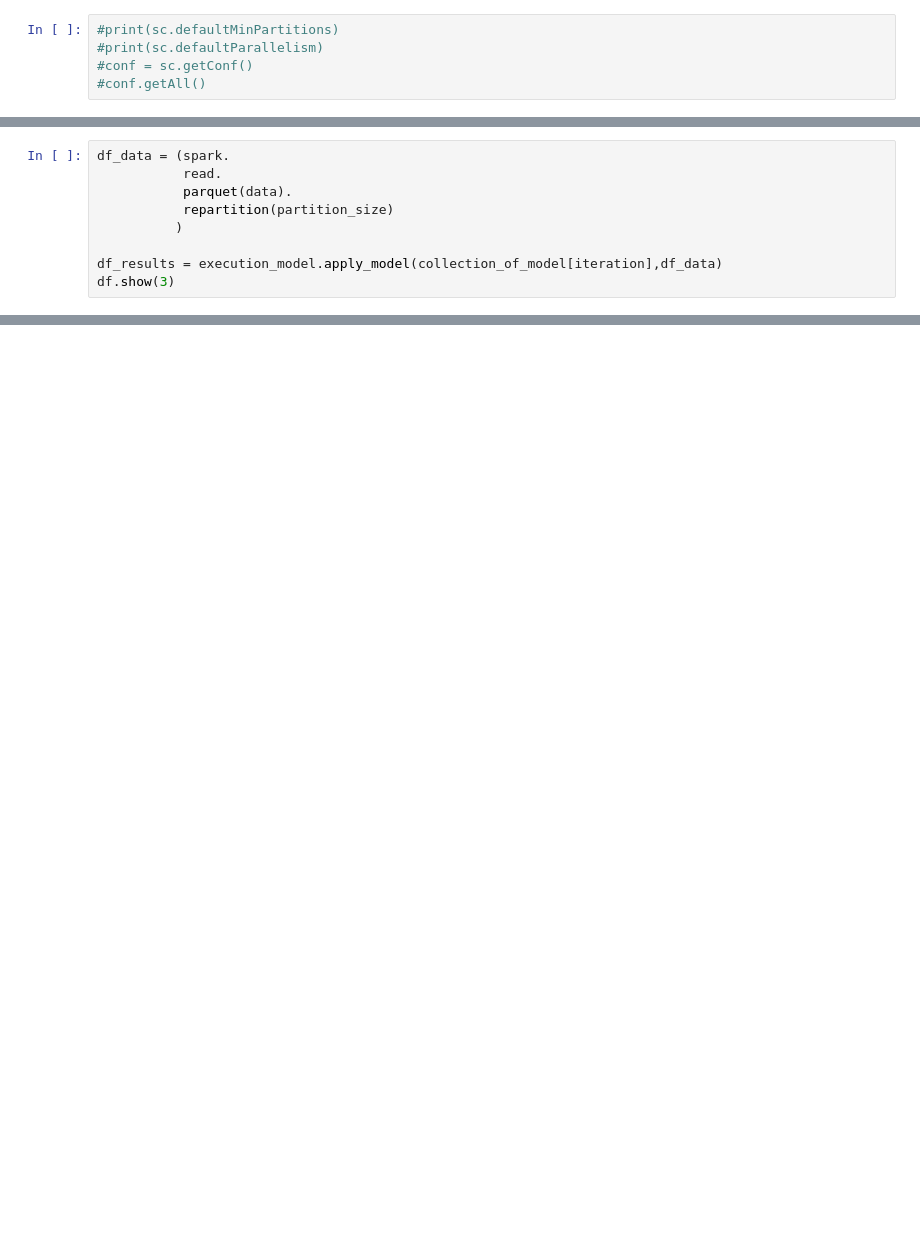
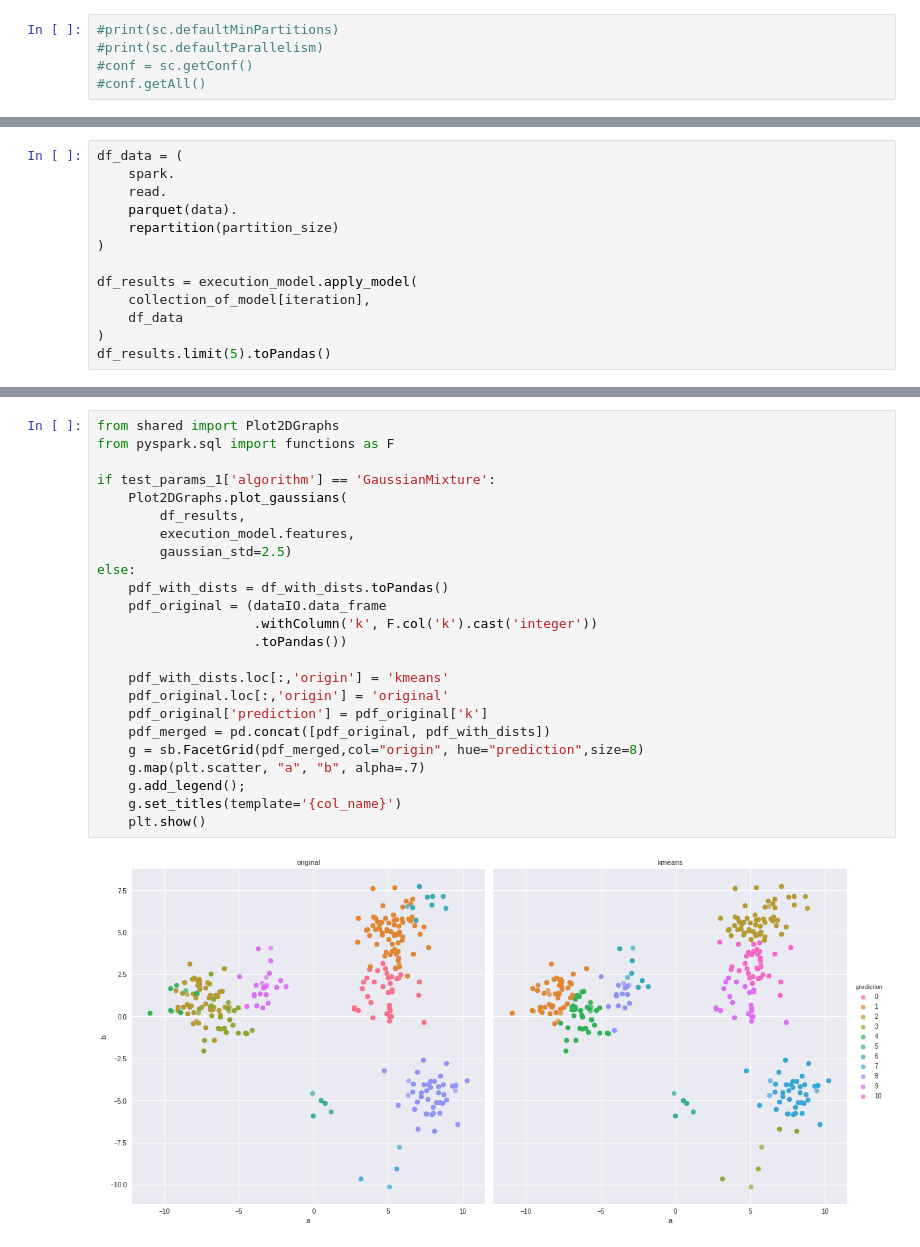
Before and after one commit to mssalvador/WorkflowCleaning, a Jupyter notebook: notebooks/Show_Cleaning.ipynb, the cells around one changed output, grey strips where cells are left out. Saved outputs shown, nothing was run; the diff lists cells and outputs as text; blank space fills up the shorter version.

```diff
--- a/notebooks/Show_Cleaning.ipynb
+++ b/notebooks/Show_Cleaning.ipynb
@@ -131,9 +211,13 @@ for jdx, partition_size in enumerate(partitions):
 # %%
-df_data = (spark.
-           read.
-           parquet(data).
-           repartition(partition_size)
-          )
+df_data = (
+    spark.
+    read.
+    parquet(data).
+    repartition(partition_size)
+)
 
-df_results = execution_model.apply_model(collection_of_model[iteration],df_data)
-df.show(3)
+df_results = execution_model.apply_model(
+    collection_of_model[iteration],
+    df_data
+)
+df_results.limit(5).toPandas()
@@ -163,0 +258,26 @@ plt.show()
+# %%
+from shared import Plot2DGraphs
+from pyspark.sql import functions as F
+
+if test_params_1['algorithm'] == 'GaussianMixture':
+    Plot2DGraphs.plot_gaussians(
+        df_results,
+        execution_model.features,
+        gaussian_std=2.5)
+else:
+    pdf_with_dists = df_with_dists.toPandas()
+    pdf_original = (dataIO.data_frame
+                    .withColumn('k', F.col('k').cast('integer'))
+                    .toPandas())
+
+    pdf_with_dists.loc[:,'origin'] = 'kmeans'
+    pdf_original.loc[:,'origin'] = 'original'
+    pdf_original['prediction'] = pdf_original['k']
+    pdf_merged = pd.concat([pdf_original, pdf_with_dists])
+    g = sb.FacetGrid(pdf_merged,col="origin", hue="prediction",size=8)
+    g.map(plt.scatter, "a", "b", alpha=.7)
+    g.add_legend();
+    g.set_titles(template='{col_name}')
+    plt.show()
+# %% [output]
+[figure, added]
```
Also changed, not shown: parts of 28 cells of this notebook, 3 other files.
